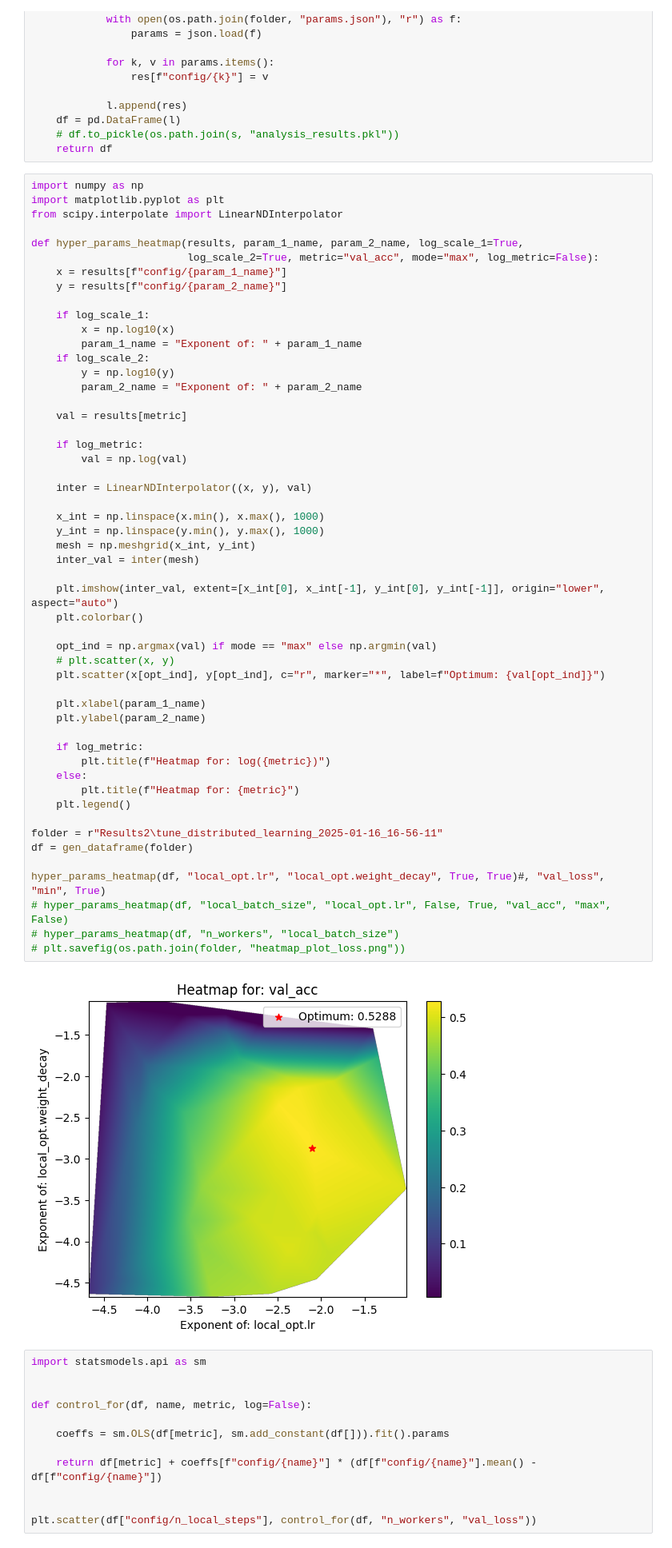
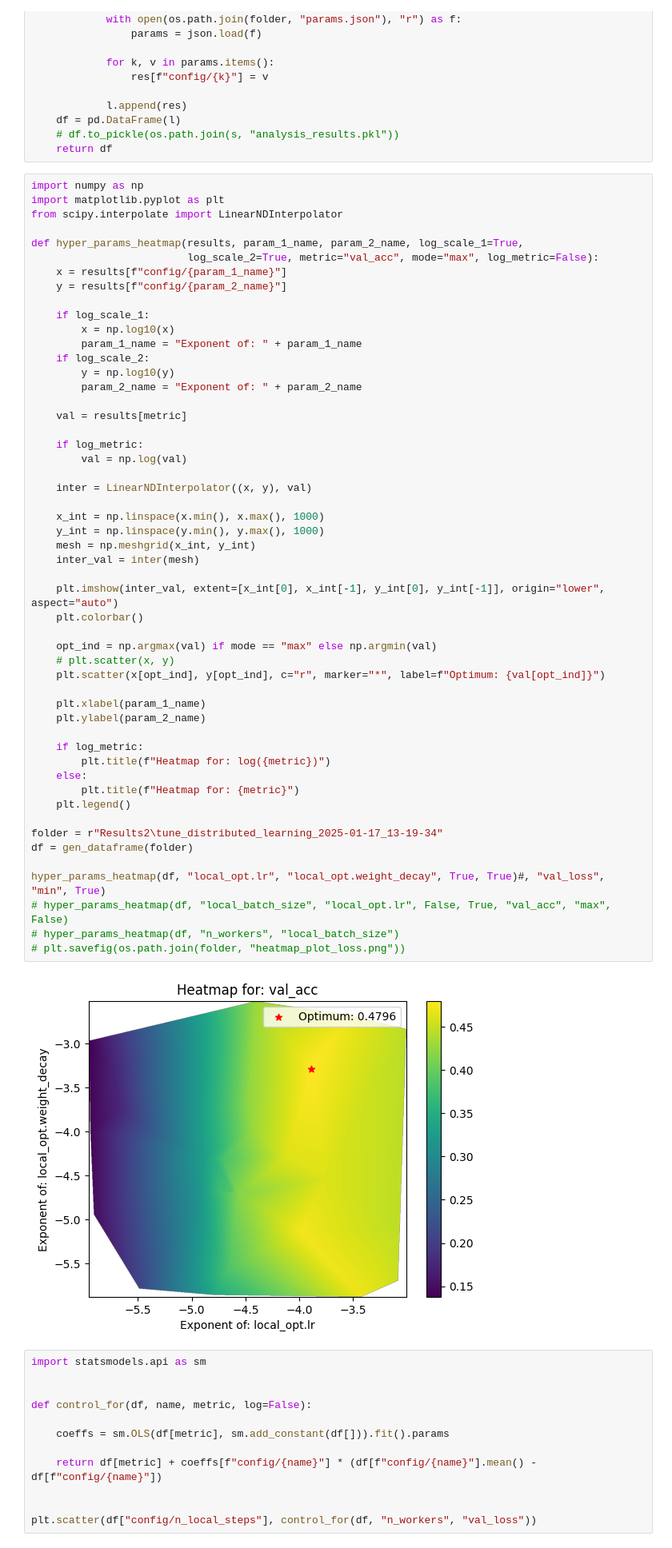
Before and after one commit to maxi-fr/distributed-learning, a Jupyter notebook: test_notebook.ipynb, the cells around one changed output. Shown at 80% size. Drawn from its saved outputs; the diff is of its cells as text.

```diff
--- a/test_notebook.ipynb
+++ b/test_notebook.ipynb
@@ -119,35 +119,35 @@ def hyper_params_heatmap(results, param_1_name, param_2_name, log_scale_1=True,
     inter = LinearNDInterpolator((x, y), val)
 
     x_int = np.linspace(x.min(), x.max(), 1000)
     y_int = np.linspace(y.min(), y.max(), 1000)
     mesh = np.meshgrid(x_int, y_int)
     inter_val = inter(mesh)
 
     plt.imshow(inter_val, extent=[x_int[0], x_int[-1], y_int[0], y_int[-1]], origin="lower", aspect="auto")
     plt.colorbar()
 
     opt_ind = np.argmax(val) if mode == "max" else np.argmin(val)
     # plt.scatter(x, y)
     plt.scatter(x[opt_ind], y[opt_ind], c="r", marker="*", label=f"Optimum: {val[opt_ind]}")
 
     plt.xlabel(param_1_name)
     plt.ylabel(param_2_name)
 
     if log_metric:
         plt.title(f"Heatmap for: log({metric})")
     else:
         plt.title(f"Heatmap for: {metric}")
     plt.legend()
 
-folder = r"Results2\tune_distributed_learning_2025-01-16_16-56-11"
+folder = r"Results2\tune_distributed_learning_2025-01-17_13-19-34"
 df = gen_dataframe(folder)
 
 hyper_params_heatmap(df, "local_opt.lr", "local_opt.weight_decay", True, True)#, "val_loss", "min", True)
 # hyper_params_heatmap(df, "local_batch_size", "local_opt.lr", False, True, "val_acc", "max", False)
 # hyper_params_heatmap(df, "n_workers", "local_batch_size")
 # plt.savefig(os.path.join(folder, "heatmap_plot_loss.png"))
 # %% [output]
-[figure, old version]
+[figure, new version]
 # %%
 import statsmodels.api as sm
 
```
